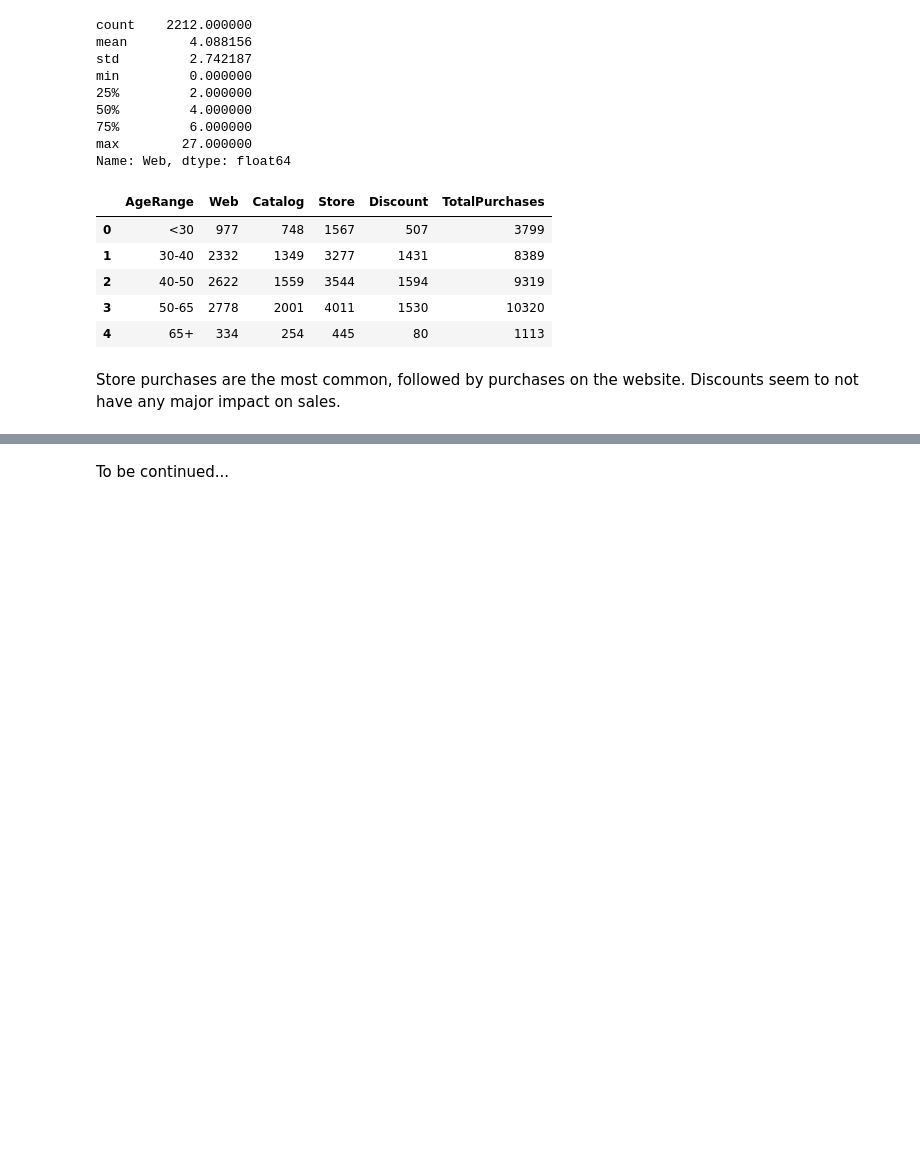
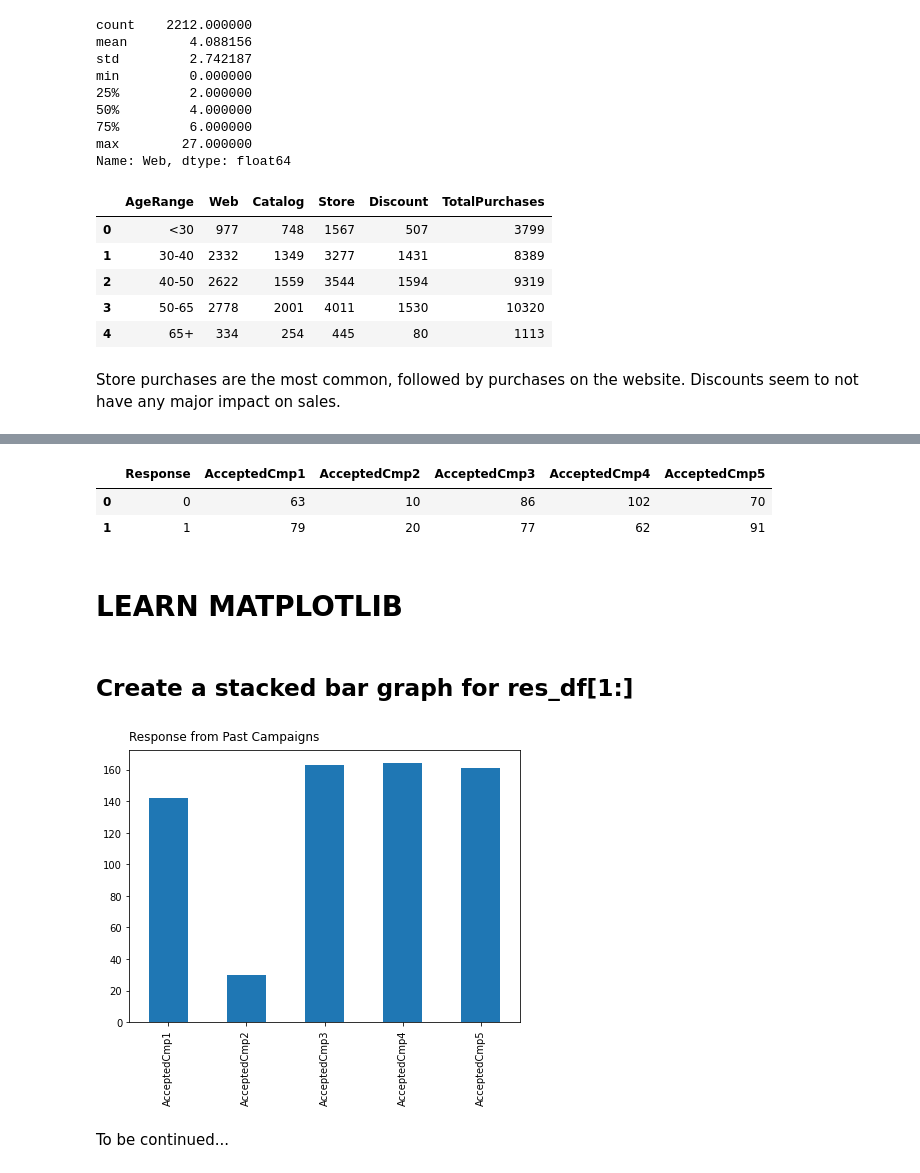
Before and after one commit to saranshkr/customer-profile-analysis, a Jupyter notebook: marketing-campaign-eda.ipynb, the cells around one changed output, grey strips where cells are left out. Drawn from its saved outputs; the diff is of its cells as text; code cells hidden in the pictures; blank space fills up the shorter version.

```diff
--- a/marketing-campaign-eda.ipynb
+++ b/marketing-campaign-eda.ipynb
@@ -415,0 +459,12 @@ fig.show()
+# %%
+tips = sns.load_dataset("tips")
+
+# set plot style: grey grid in the background:
+sns.set(style="darkgrid")
+
+# set the figure size
+plt.figure(figsize=(14, 14))
+
+# top bar -> sum all values(smoker=No and smoker=Yes) to find y position of the bars
+total2 = tips.groupby('day')['total_bill'].sum().reset_index()
+total2
@@ -416,3 +478,23 @@ fig.show()
+# %%
+res_df = res_df.groupby(by='Response', as_index=False).agg({'AcceptedCmp1':'sum', 'AcceptedCmp2':'sum', 'AcceptedCmp3':'sum', 'AcceptedCmp4':'sum', 'AcceptedCmp5':'sum'})
+res_df
+# %% [output]
+|  | Response | AcceptedCmp1 | AcceptedCmp2 | AcceptedCmp3 | AcceptedCmp4 | AcceptedCmp5 |
+| 0 | 0 | 63 | 10 | 86 | 102 | 70 |
+| 1 | 1 | 79 | 20 | 77 | 62 | 91 |
+# %% [markdown]
+# LEARN MATPLOTLIB
+# %% [markdown]
+## Create a stacked bar graph for res_df[1:]
+# %%
+past_cmp_df = pd.DataFrame(sum(res_df.iloc[:,1:].values).reshape(1,5), columns=res_df.columns[1:])
+
+plt.figure(figsize=(7, 5))
+plt.title('Response from Past Campaigns', loc='left', pad=10)
+past_cmp_df.iloc[0].plot(kind='bar')
+plt.show()
+# %% [output]
+[figure, added]
 # %%
 cluster_dataset = df[['Age', 'Education', 'Rel_Status', 'Income', 'TotalSpend', 'Wines', 'Fruits', 'Meat', 'Fish', 'Sweet', 'Gold']]
 # %%
```
Also changed, not shown: parts of 9 cells of this notebook.
